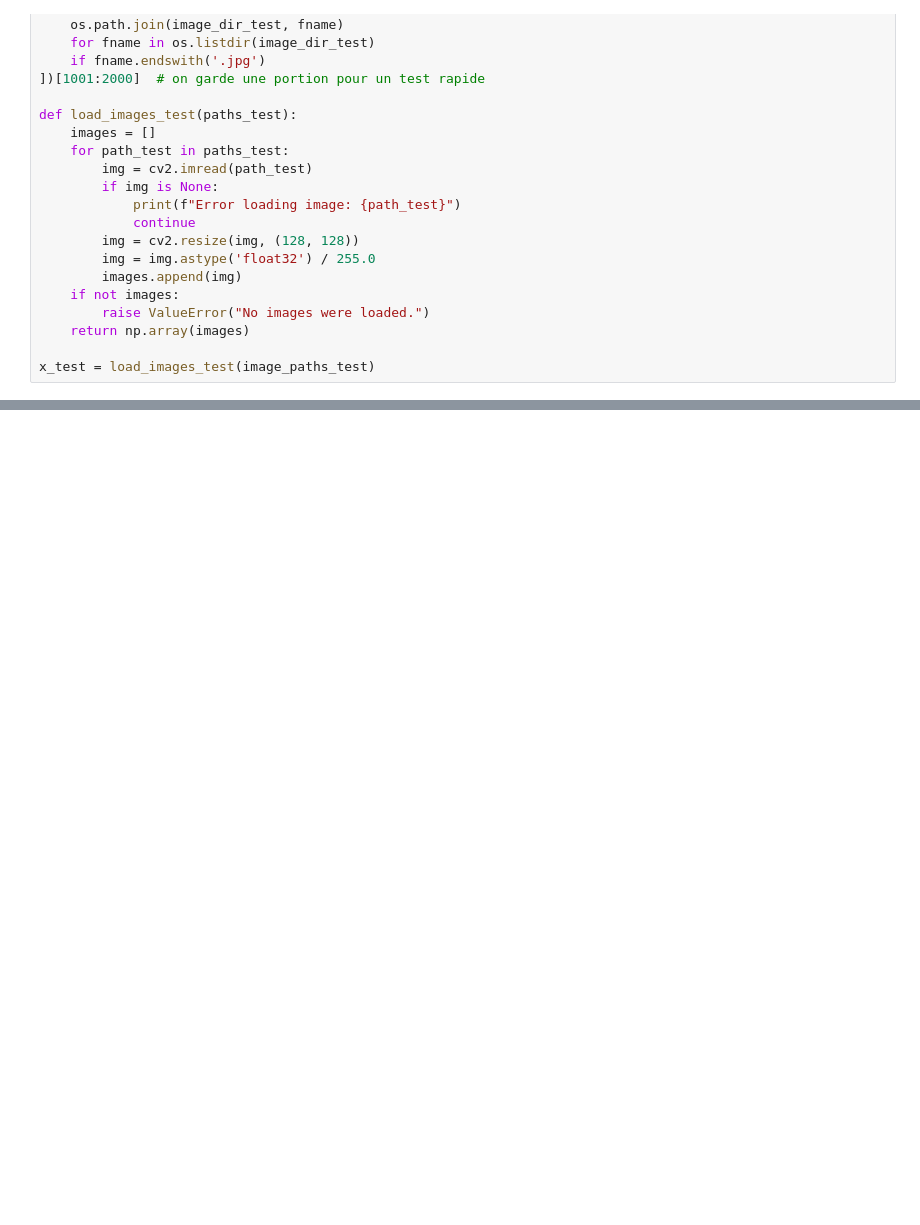
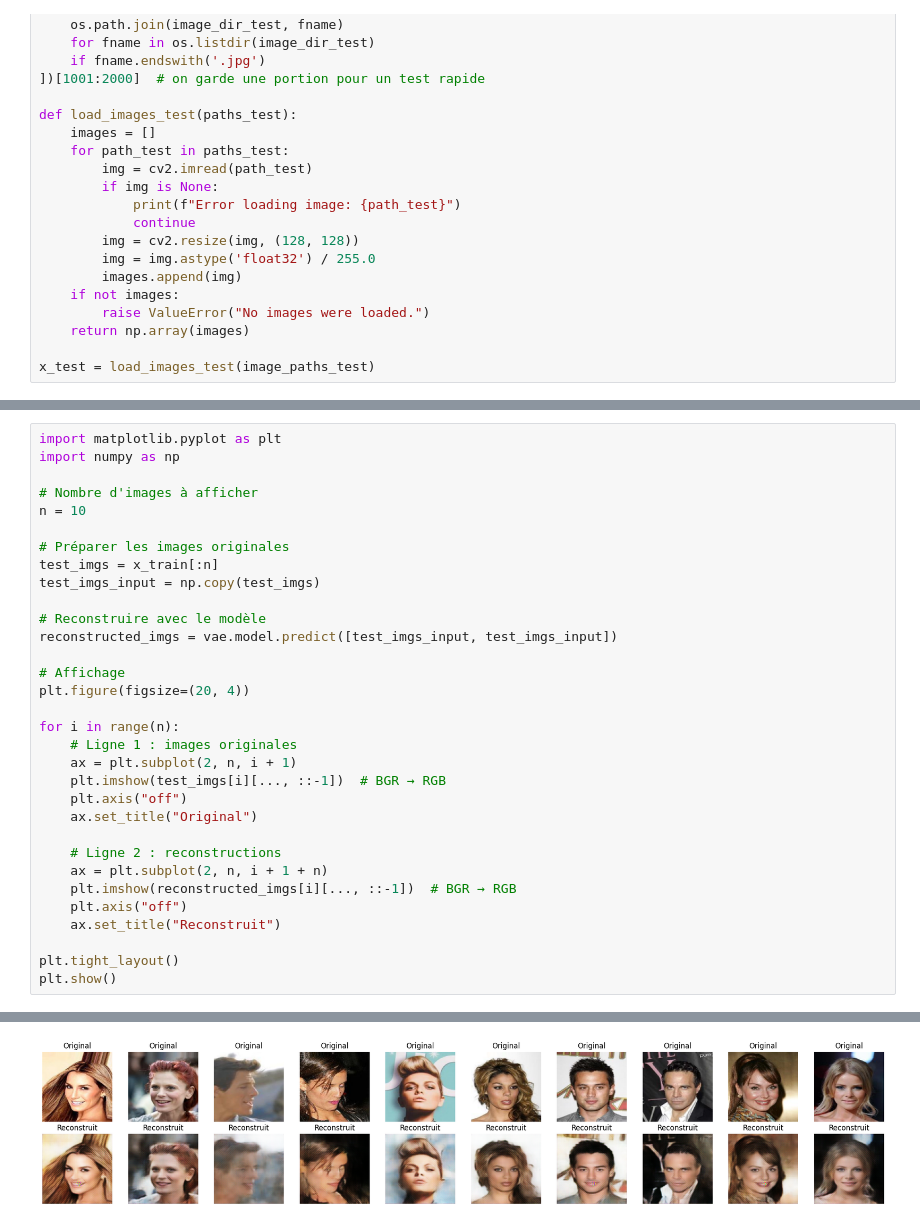
Before and after one commit to djakesa/AE-VAE-GAN-CelebA, a Jupyter notebook: VAE_learnable_prior.ipynb, the cells around one changed output, grey strips where cells are left out. Drawn from its saved outputs; the diff is of its cells as text; blank space fills up the shorter version.

```diff
--- a/VAE_learnable_prior.ipynb
+++ b/VAE_learnable_prior.ipynb
@@ -483,0 +450,33 @@ plt.show()
+# %%
+import matplotlib.pyplot as plt
+import numpy as np
+
+# Nombre d'images à afficher
+n = 10
+
+# Préparer les images originales
+test_imgs = x_train[:n]
+test_imgs_input = np.copy(test_imgs)
+
+# Reconstruire avec le modèle
+reconstructed_imgs = vae.model.predict([test_imgs_input, test_imgs_input])
+
+# Affichage
+plt.figure(figsize=(20, 4))
+
+for i in range(n):
+    # Ligne 1 : images originales
+    ax = plt.subplot(2, n, i + 1)
+    plt.imshow(test_imgs[i][..., ::-1])  # BGR → RGB
+    plt.axis("off")
+    ax.set_title("Original")
+
+    # Ligne 2 : reconstructions
+    ax = plt.subplot(2, n, i + 1 + n)
+    plt.imshow(reconstructed_imgs[i][..., ::-1])  # BGR → RGB
+    plt.axis("off")
+    ax.set_title("Reconstruit")
+
+plt.tight_layout()
+plt.show()
+# %% [output]
@@ -484 +484,2 @@ plt.show()
+[figure, added]
 # %%
```
Also changed, not shown: parts of 17 cells of this notebook.
